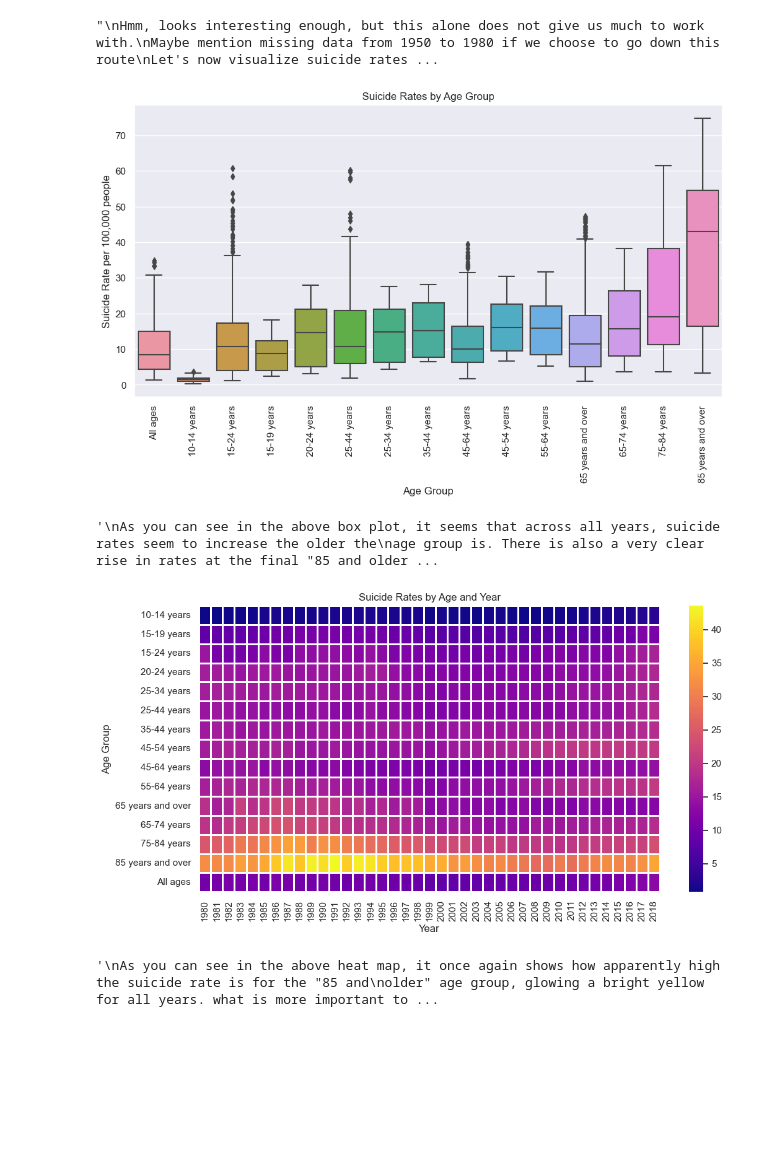
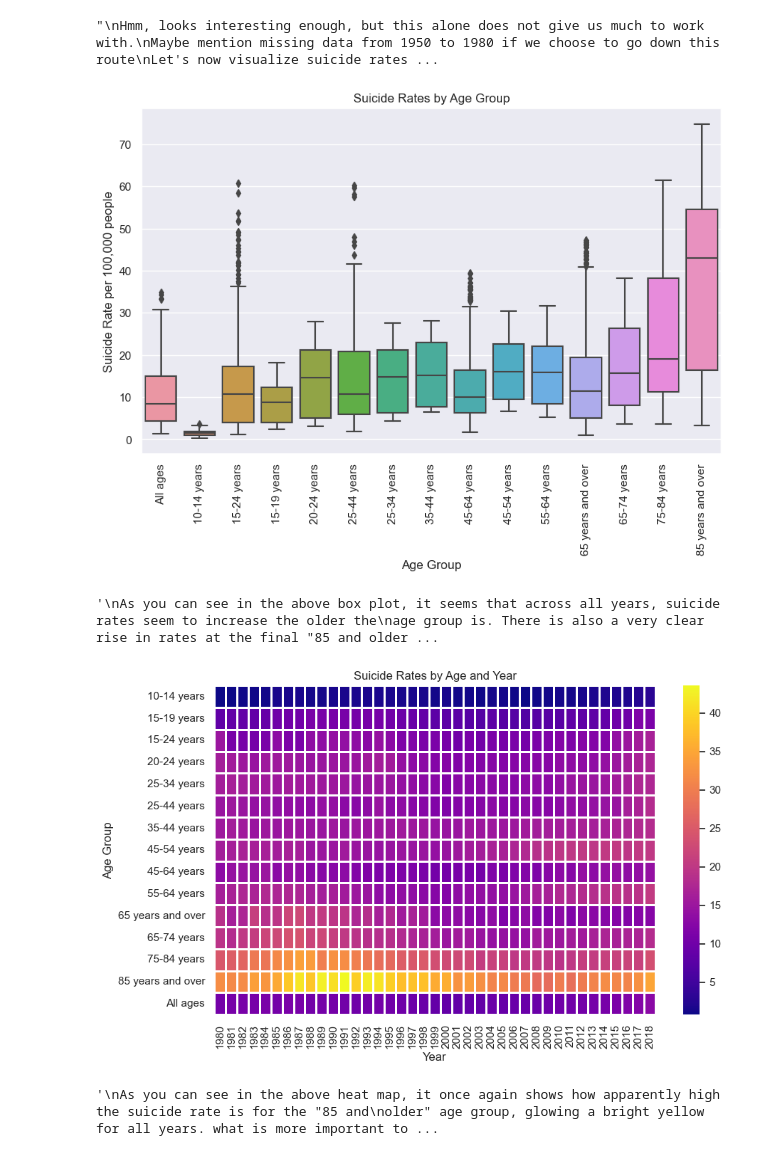
Before and after one commit to jaimelu/jaimelu.github.io, a Jupyter notebook: FinalProject.ipynb, the cells around one changed output. Saved outputs shown, nothing was run; the diff lists cells and outputs as text; code cells hidden in the pictures; blank space fills up the shorter version.

```diff
--- a/FinalProject.ipynb
+++ b/FinalProject.ipynb
@@ -82,15 +82,15 @@ Let's now visualize suicide rates (Estimate) by age group with a box plot.
 # %% [output]
 "\nHmm, looks interesting enough, but this alone does not give us much to work with.\nMaybe mention missing data from 1950 to 1980 if we choose to go down this route\nLet's now visualize suicide rates ...
 # %%
-plt.figure(figsize=(12, 6))
+plt.figure(figsize=(10, 6))
 sns.boxplot(data=data, x='AGE', y='ESTIMATE')
 plt.title('Suicide Rates by Age Group')
 plt.xlabel('Age Group')
 plt.ylabel('Suicide Rate per 100,000 people')
 plt.xticks(rotation=90)
 plt.show()
 # %% [output]
-[figure, old version]
+[figure, new version]
 # %%
 '''
 As you can see in the above box plot, it seems that across all years, suicide rates seem to increase the older the
@@ -107,14 +107,14 @@ Let's combine age and year using a heatmap to look at 2 attributes of the Suicid
 '''
 
 pivot_table = data.pivot_table(values='ESTIMATE', index='AGE', columns='YEAR', aggfunc='mean')
-plt.figure(figsize=(12, 6))
+plt.figure(figsize=(10, 6))
 sns.heatmap(pivot_table, cmap='plasma', linecolor='white', linewidths=1)
 plt.title('Suicide Rates by Age and Year')
 plt.xlabel('Year')
 plt.ylabel('Age Group')
 plt.show()
 # %% [output]
-[figure, old version]
+[figure, new version]
 # %%
 '''
 As you can see in the above heat map, it once again shows how apparently high the suicide rate is for the "85 and
```
Also changed, not shown: parts of 5 cells of this notebook.
